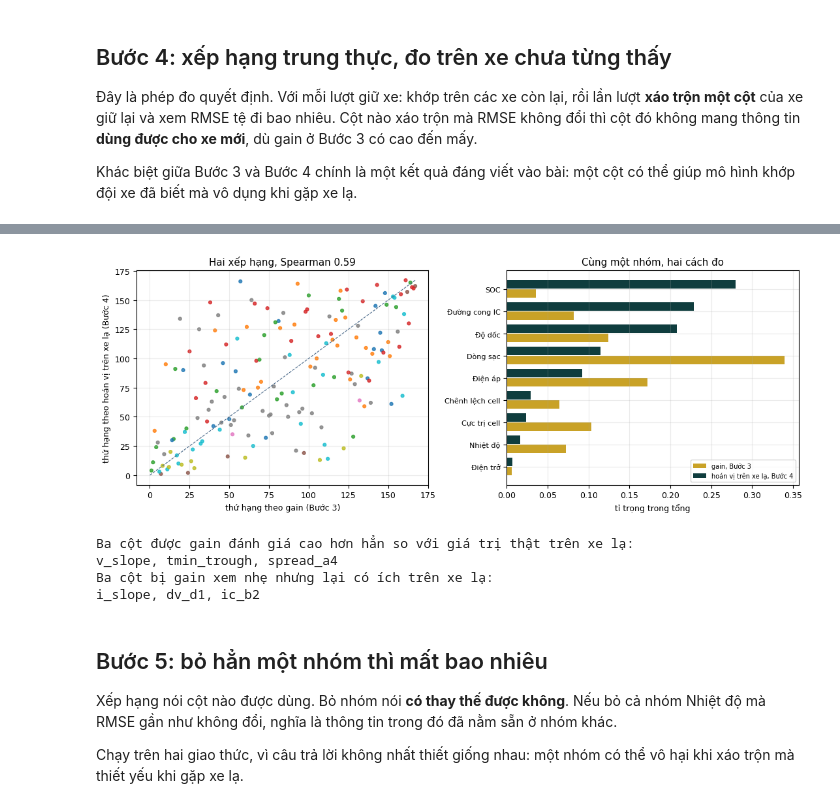
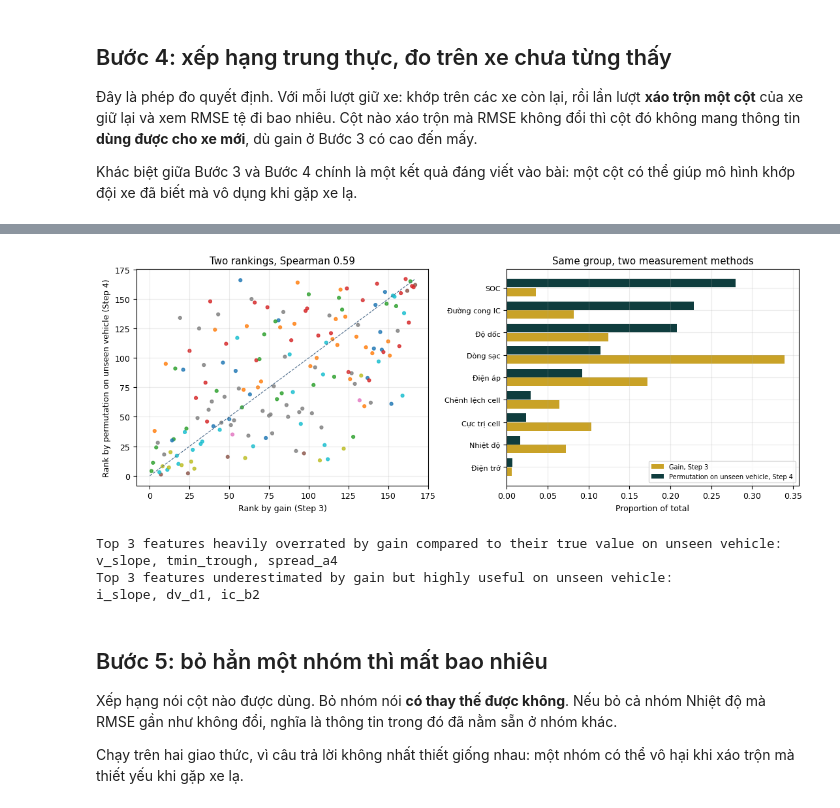
Before and after one commit to quan534/ADY-Project-Battery-prediction-model, a Jupyter notebook: Notebook_C_DacTrung.ipynb, the cells around one changed output, grey strips where cells are left out. Cells and saved outputs as stored; diff of their text form; code cells hidden in the pictures.

```diff
--- a/Notebook_C_DacTrung.ipynb
+++ b/Notebook_C_DacTrung.ipynb
@@ -449,38 +449,42 @@ dv_q3           Độ dốc       0.281
 # %%
 gxh = gain.set_index('dac_trung').gain.rank(ascending=False)
 hxh = H.trung_binh.rank(ascending=False)
 chung = gxh.index.intersection(hxh.index)
 rho = st.spearmanr(gxh[chung], hxh[chung]).statistic
 
 fig, ax = plt.subplots(1, 2, figsize=(11, 4.2))
 ax[0].scatter(gxh[chung], hxh[chung], s=12, c=[mau[NHOM[c]] for c in chung], alpha=.8)
 ax[0].plot([0, len(chung)], [0, len(chung)], color=SLATE, lw=.8, ls='--')
-ax[0].set_xlabel('thứ hạng theo gain (Bước 3)')
-ax[0].set_ylabel('thứ hạng theo hoán vị trên xe lạ (Bước 4)')
-ax[0].set_title(f'Hai xếp hạng, Spearman {rho:.2f}')
+ax[0].set_xlabel('Rank by gain (Step 3)')
+ax[0].set_ylabel('Rank by permutation on unseen vehicle (Step 4)')
+ax[0].set_title(f'Two rankings, Spearman {rho:.2f}')
 
 hn = H.groupby('nhom').trung_binh.sum().sort_values()
 gg = gn.reindex(hn.index)
 yy = np.arange(len(hn))
-ax[1].barh(yy - .2, gg / gg.sum(), height=.38, color=SAND, label='gain, Bước 3')
+ax[1].barh(yy - .2, gg / gg.sum(), height=.38, color=SAND, label='Gain, Step 3')
 ax[1].barh(yy + .2, hn.clip(lower=0) / hn.clip(lower=0).sum(), height=.38, color=TEAL,
-           label='hoán vị trên xe lạ, Bước 4')
-ax[1].set_yticks(yy); ax[1].set_yticklabels(hn.index, fontsize=8)
-ax[1].set_xlabel('tỉ trọng trong tổng'); ax[1].legend(fontsize=7)
-ax[1].set_title('Cùng một nhóm, hai cách đo')
-plt.tight_layout(); plt.savefig(FIG / 'C_hai_xep_hang.png', dpi=160)
+           label='Permutation on unseen vehicle, Step 4')
+ax[1].set_yticks(yy)
+ax[1].set_yticklabels(hn.index, fontsize=8)
+ax[1].set_xlabel('Proportion of total')
+ax[1].legend(fontsize=7)
+ax[1].set_title('Same group, two measurement methods')
+
+plt.tight_layout()
+plt.savefig(FIG / 'C_hai_xep_hang.pdf', bbox_inches='tight')
 plt.show()
 
 lech = (gxh[chung] - hxh[chung]).sort_values()
-print('Ba cột được gain đánh giá cao hơn hẳn so với giá trị thật trên xe lạ:')
+print('Top 3 features heavily overrated by gain compared to their true value on unseen vehicle:')
 print(', '.join(lech.head(3).index))
-print('Ba cột bị gain xem nhẹ nhưng lại có ích trên xe lạ:')
+print('Top 3 features underestimated by gain but highly useful on unseen vehicle:')
 print(', '.join(lech.tail(3).index))
 # %% [output]
-[figure, old version]
+[figure, new version]
-Ba cột được gain đánh giá cao hơn hẳn so với giá trị thật trên xe lạ:
+Top 3 features heavily overrated by gain compared to their true value on unseen vehicle:
 v_slope, tmin_trough, spread_a4
-Ba cột bị gain xem nhẹ nhưng lại có ích trên xe lạ:
+Top 3 features underestimated by gain but highly useful on unseen vehicle:
 i_slope, dv_d1, ic_b2
 # %% [markdown]
 ## Bước 5: bỏ hẳn một nhóm thì mất bao nhiêu
```
Also changed, not shown: parts of 7 cells of this notebook, 8 other files.
